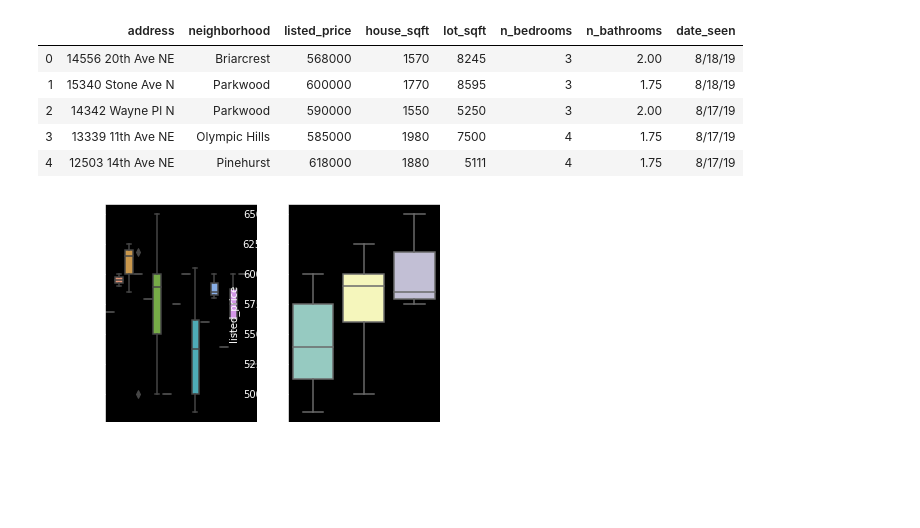
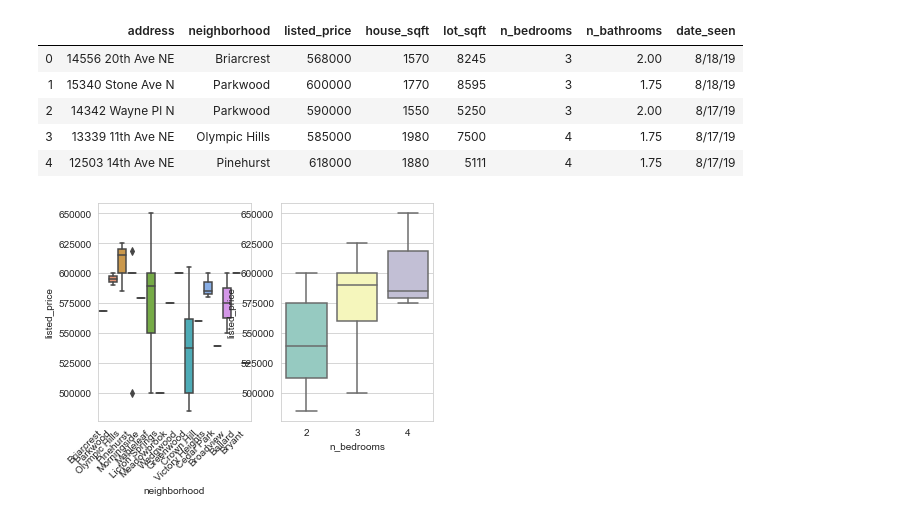
Before and after one commit to ptvan/python-snippets, a Jupyter notebook: cozycottage_EDA.ipynb, the cells around one changed output. Drawn from its saved outputs; the diff is of its cells as text; code cells hidden in the pictures.

```diff
--- a/cozycottage_EDA.ipynb
+++ b/cozycottage_EDA.ipynb
@@ -20,15 +20,16 @@ cottage.head()
 | 4 | 12503 14th Ave NE | Pinehurst | 618000 | 1880 | 5111 | 4 | 1.75 | 8/17/19 |
 # %%
 # basic plots
+sns.set_style("whitegrid")
 fig, ax =plt.subplots(1,2)
 
 price_by_neighborhood = sns.boxplot(x=cottage["neighborhood"], y=cottage["listed_price"], ax=ax[0])
 price_by_neighborhood.set_xticklabels(price_by_neighborhood.get_xticklabels(), rotation=45, horizontalalignment='right')
 
 bedrooms_vs_price = sns.boxplot(x=cottage["n_bedrooms"], y=cottage["listed_price"], ax=ax[1])
 # fig.show()
 
 # display(price_by_neighborhood)
 # display(bedrooms_vs_price)
 # %% [output]
-[figure, old version]
+[figure, new version]
```
